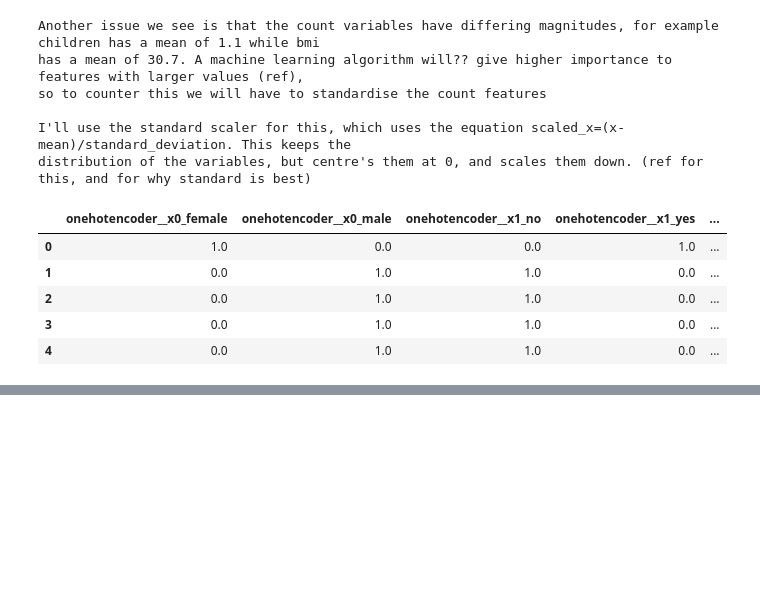
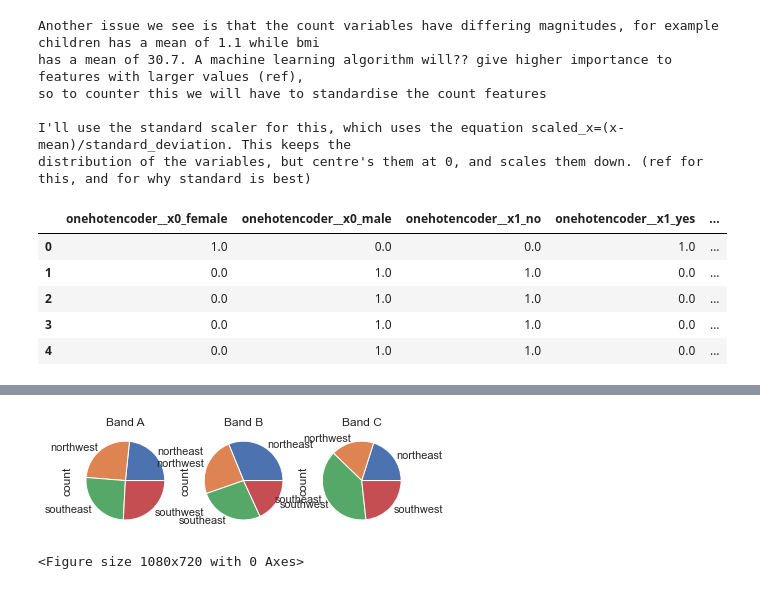
Before and after one commit to mchaudry1/IUBDC, a Jupyter notebook: HealthInsuranceAnalysis.ipynb, the cells around one changed output, grey strips where cells are left out. Drawn from its saved outputs; the diff is of its cells as text; code cells hidden in the pictures; blank space fills up the shorter version.

```diff
--- a/HealthInsuranceAnalysis.ipynb
+++ b/HealthInsuranceAnalysis.ipynb
@@ -340,5 +347,0 @@ print("Nothing massive stands out, B is more North while C is more South, but no
-# %%
-for x in sorted(set(df["band"])):
-    df[df["band"]==x].groupby("sex")["count"].sum().plot.pie()
-    plt.title("Band " +x)
-    plt.show()
@@ -348,0 +348,11 @@ for x in sorted(set(df["band"])):
+# %%
+for i in range(3):
+    x=bandlist[i]
+    plt.subplot(1, 3, i+1)
+    df[df["band"]==x].groupby("region")["count"].sum().plot.pie()
+    plt.title("Band " +x)
+plt.figure(figsize=(15,10))
+plt.show()
+# %% [output]
+[figure, added]
+<Figure size 1080x720 with 0 Axes>
```
Also changed, not shown: parts of 25 cells of this notebook.
